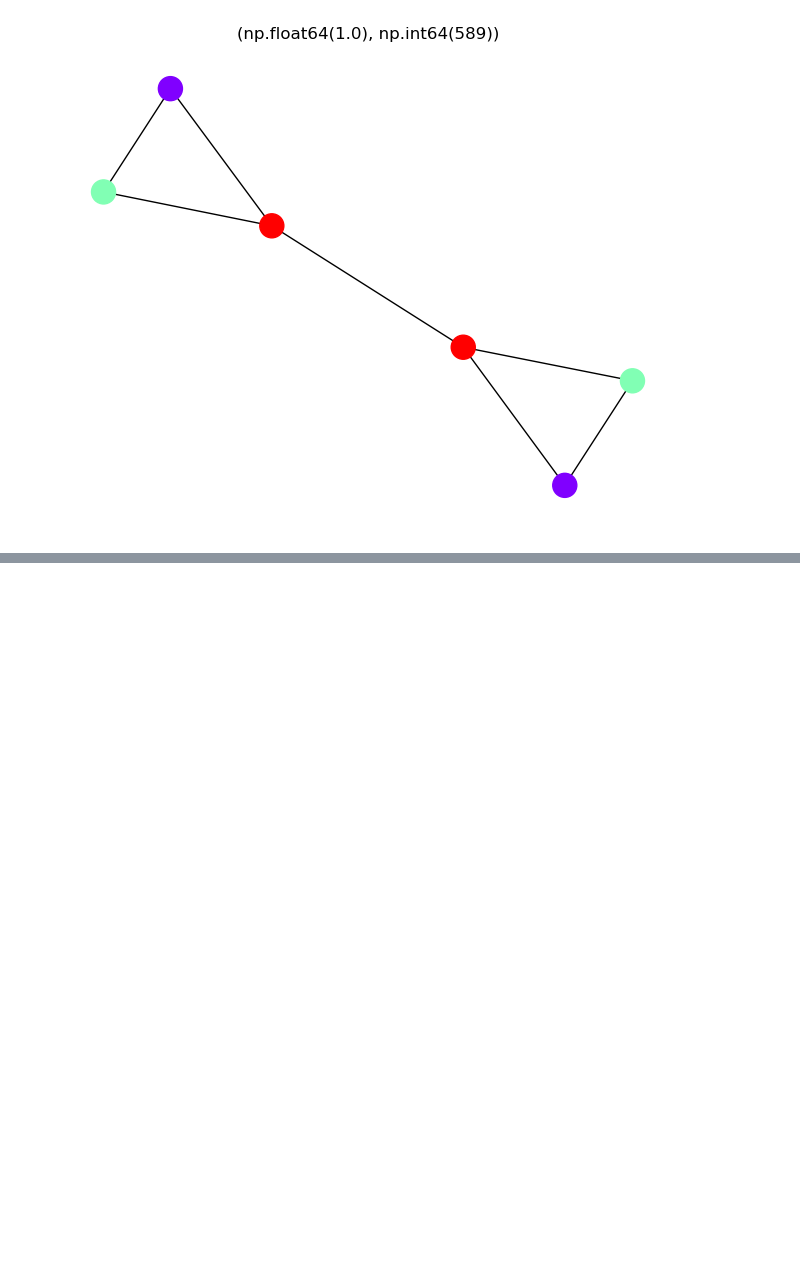
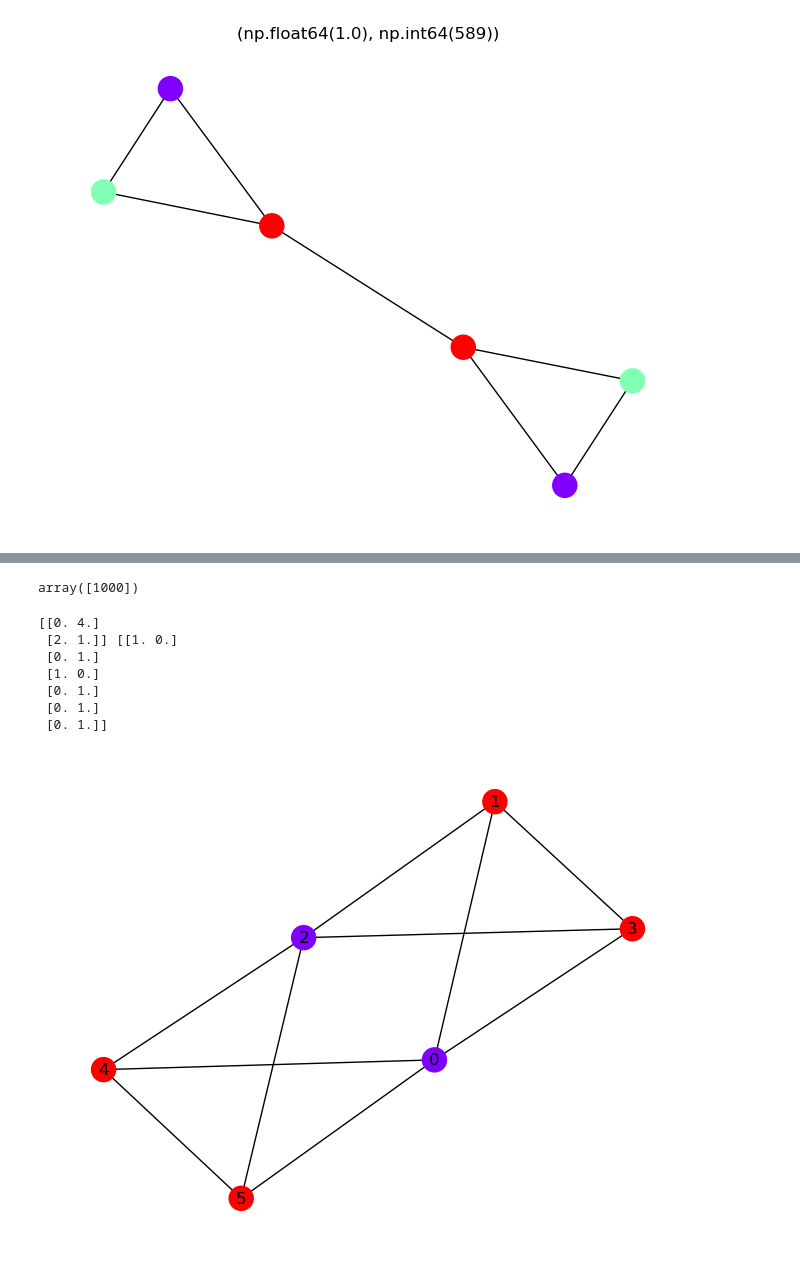
Before and after one commit to coryglover/NetDesign, a Jupyter notebook: notebooks/mcmc.ipynb, the cells around one changed output, grey strips where cells are left out. Saved outputs shown, nothing was run; the diff lists cells and outputs as text; code cells hidden in the pictures; blank space fills up the shorter version.

```diff
--- a/notebooks/mcmc.ipynb
+++ b/notebooks/mcmc.ipynb
@@ -340,0 +444,24 @@ classA['molecules']
+# %%
+target = nx.read_edgelist(f'{protein_human_path}/edgefiles/CPX-659.edge', nodetype=int)
+# %%
+X = np.loadtxt(f'{protein_human_path}/Xfiles/X_CPX-659.txt')
+# %%
+O = at.extract_O(target, X)
+# %%
+p, samples, idx = at.prob_dist(X, O, at.extract_deg_cap(target, X).reshape(-1), max_edges=True, initial_graph=initial_graph, T=10000, max_iters=1000, rewire_est=True, multiedge=False)
+# %%
+p
+# %% [output]
+array([1000])
+# %%
+print(O,X)
+at.draw_network(samples[0], X, with_labels=True)
+# %% [output]
+[[0. 4.]
+ [2. 1.]] [[1. 0.]
+ [0. 1.]
+ [1. 0.]
+ [0. 1.]
+ [0. 1.]
+ [0. 1.]]
+[figure, added]
```
Also changed, not shown: parts of 29 cells of this notebook, 5 other files.
